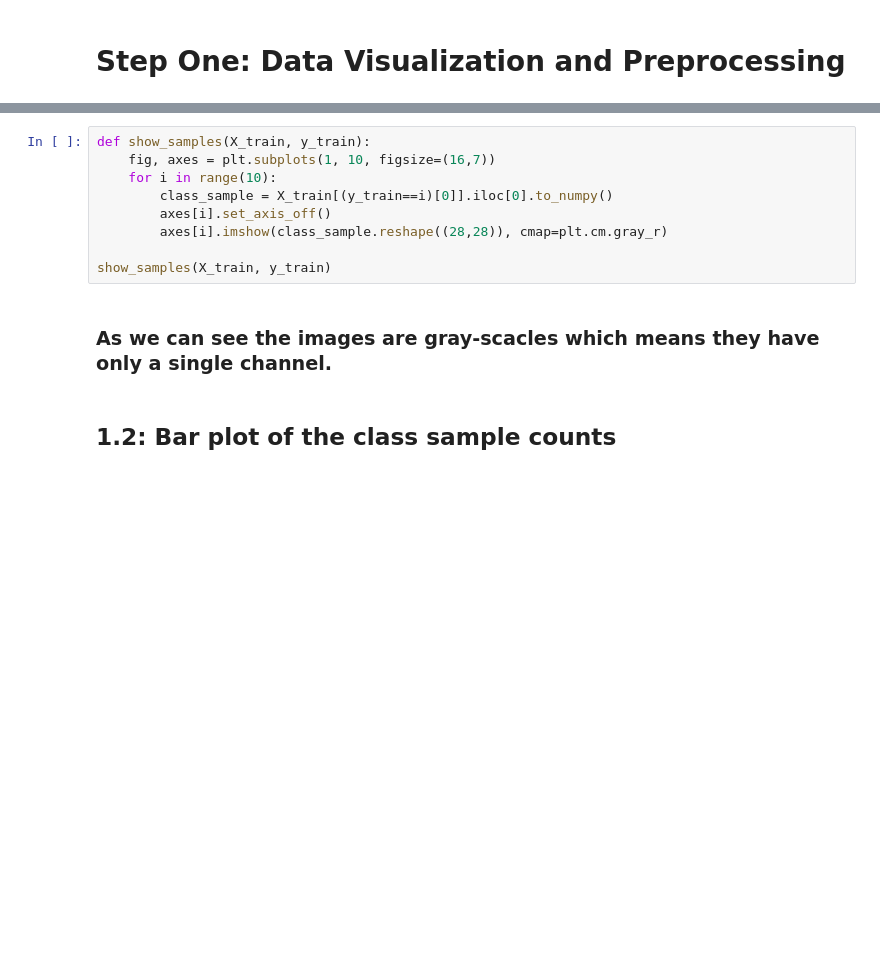
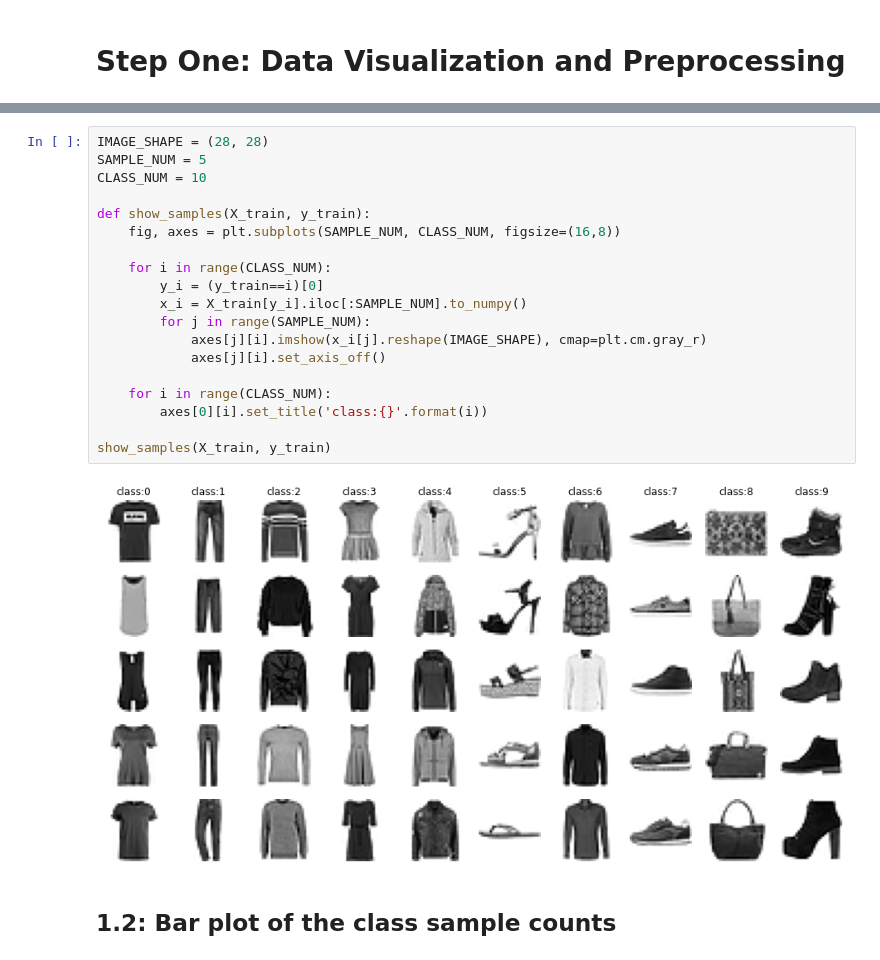
Before and after one commit to codamin/COVID19-Detection-From-XRay-Images, a Jupyter notebook: AI_CA5_TODO.ipynb, the cells around one changed output, grey strips where cells are left out. Drawn from its saved outputs; the diff is of its cells as text; blank space fills up the shorter version.

```diff
--- a/AI_CA5_TODO.ipynb
+++ b/AI_CA5_TODO.ipynb
@@ -25,14 +39,24 @@ print('number of features =', X_train.shape[1])
 # %%
+IMAGE_SHAPE = (28, 28)
+SAMPLE_NUM = 5
+CLASS_NUM = 10
+
 def show_samples(X_train, y_train):
-    fig, axes = plt.subplots(1, 10, figsize=(16,7))
-    for i in range(10):
-        class_sample = X_train[(y_train==i)[0]].iloc[0].to_numpy()
-        axes[i].set_axis_off()
-        axes[i].imshow(class_sample.reshape((28,28)), cmap=plt.cm.gray_r)
+    fig, axes = plt.subplots(SAMPLE_NUM, CLASS_NUM, figsize=(16,8))
+
+    for i in range(CLASS_NUM):
+        y_i = (y_train==i)[0]
+        x_i = X_train[y_i].iloc[:SAMPLE_NUM].to_numpy()
+        for j in range(SAMPLE_NUM):
+            axes[j][i].imshow(x_i[j].reshape(IMAGE_SHAPE), cmap=plt.cm.gray_r)
+            axes[j][i].set_axis_off()
+
+    for i in range(CLASS_NUM):
+        axes[0][i].set_title('class:{}'.format(i))
 
 show_samples(X_train, y_train)
+# %% [output]
+[figure, added]
-# %% [markdown]
-### As we can see the images are gray-scacles which means they have only a single channel.
 # %% [markdown]
 ## 1.2: Bar plot of the class sample counts
 # %%
```
Also changed, not shown: parts of 20 cells of this notebook.
